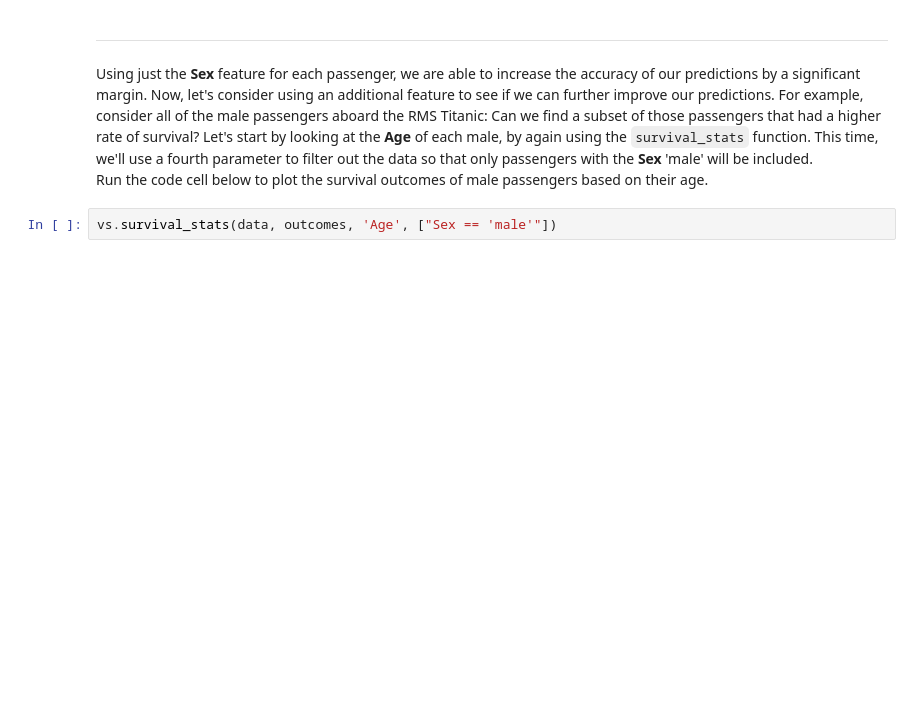
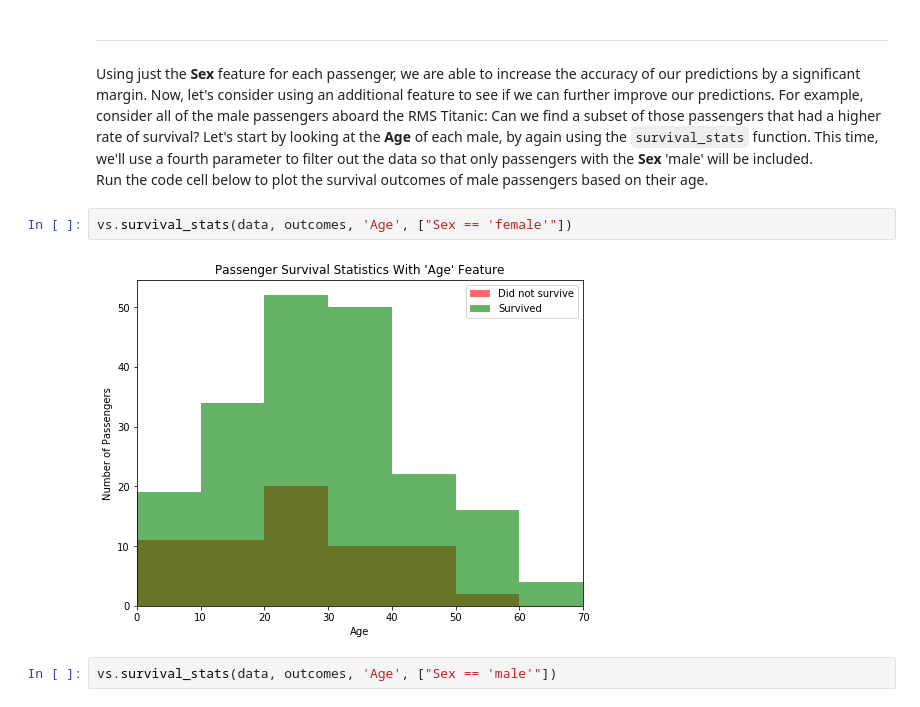
Before and after one commit to robbitt07/machine-learning, a Jupyter notebook: projects/titanic_survival_exploration/titanic_survival_exploration.ipynb, the cells around one changed output. Cells and saved outputs as stored; diff of their text form; blank space fills up the shorter version.

```diff
--- a/projects/titanic_survival_exploration/titanic_survival_exploration.ipynb
+++ b/projects/titanic_survival_exploration/titanic_survival_exploration.ipynb
@@ -167,6 +167,10 @@ Predictions have an accuracy of 78.68%.
 ***
 Using just the **Sex** feature for each passenger, we are able to increase the accuracy of our predictions by a significant margin. Now, let's consider using an additional feature to see if we can further improve our predictions. For example, consider all of the male passengers aboard the RMS Titanic: Can we find a subset of those passengers that had a higher rate of survival? Let's start by looking at the **Age** of each male, by again using the `survival_stats` function. This time, we'll use a fourth parameter to filter out the data so that only passengers with the **Sex** 'male' will be included.
 Run the code cell below to plot the survival outcomes of male passengers based on their age.
+# %%
+vs.survival_stats(data, outcomes, 'Age', ["Sex == 'female'"])
+# %% [output]
+[figure, added]
 # %%
 vs.survival_stats(data, outcomes, 'Age', ["Sex == 'male'"])
 # %% [output]
```
Also changed, not shown: parts of 1 cell of this notebook, 1 other file.
